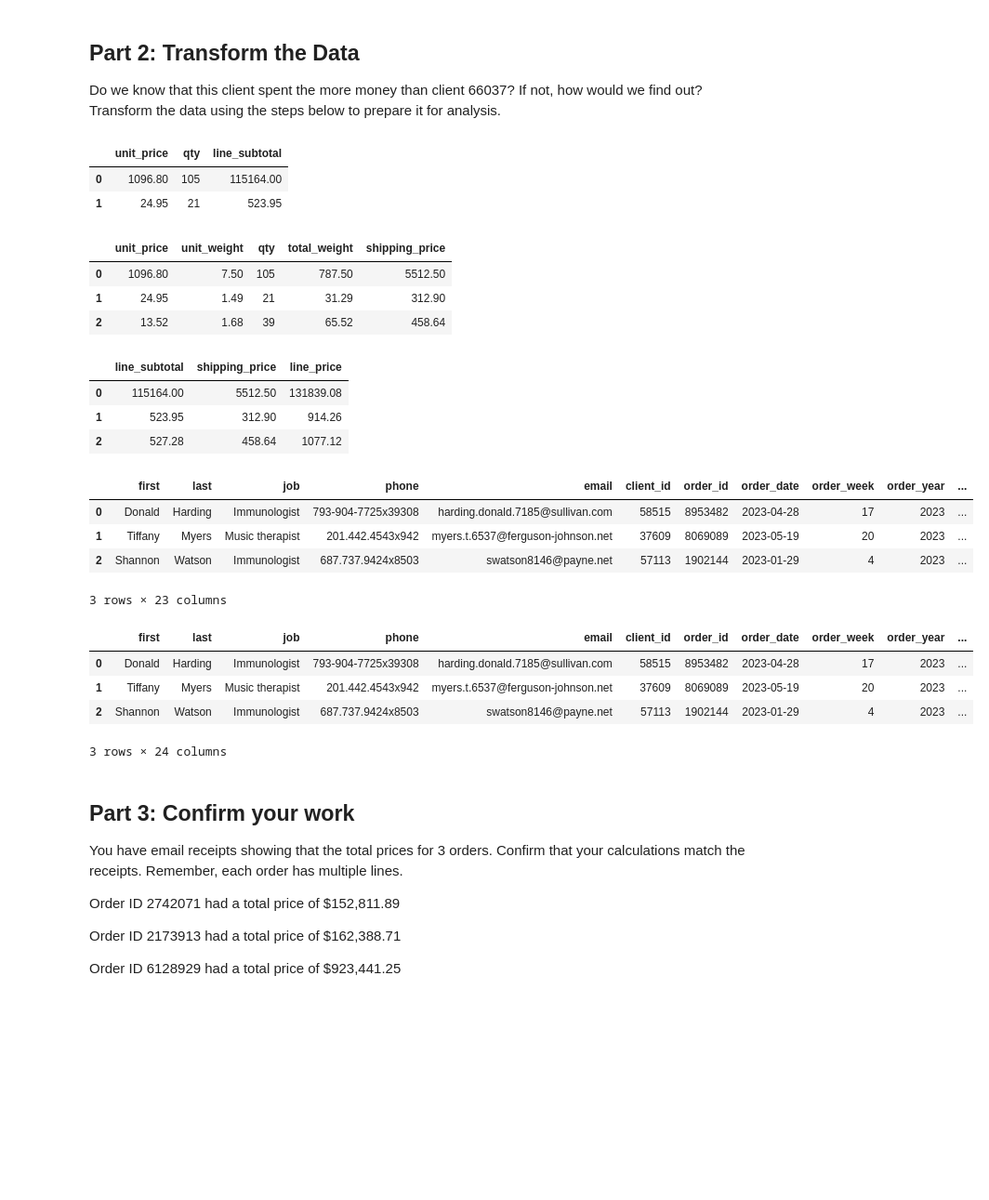
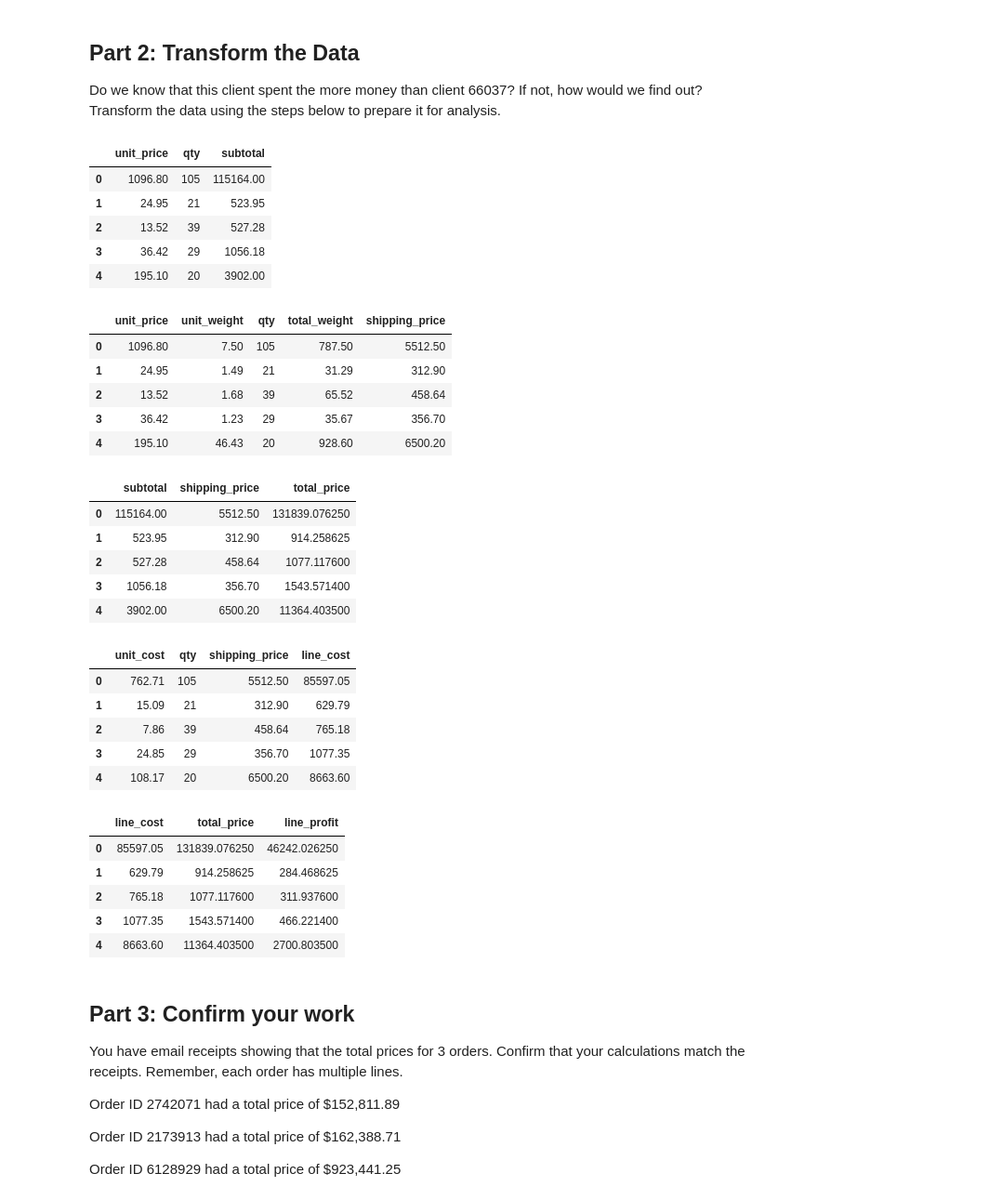
Before and after one commit to katiekaff/pandas-challenge-1, a Jupyter notebook: wholesale_data_analysis_starter_code.ipynb, the cells around one changed output. Shown at 93% size. Cells and saved outputs as stored; diff of their text form; code cells hidden in the pictures; blank space fills up the shorter version.

```diff
--- a/wholesale_data_analysis_starter_code.ipynb
+++ b/wholesale_data_analysis_starter_code.ipynb
@@ -5,6 +5,6 @@ Import the data and use Pandas to learn more about the dataset.
 # %%
 import pandas as pd
 
-df = pd.read_csv('Resources/client_dataset.csv')
+df = pd.read_csv('client_dataset.csv')
 df.head()
 # %% [output]
@@ -87,42 +100,67 @@ Name: count, dtype: int64
 Do we know that this client spent the more money than client 66037? If not, how would we find out? Transform the data using the steps below to prepare it for analysis.
 # %%
 # Create a column that calculates the subtotal for each line using the unit_price and the qty
+df['subtotal'] = df['unit_price'] * df['qty']
+df[['unit_price','qty','subtotal']].head()
 # %% [output]
-|  | unit_price | qty | line_subtotal |
+|  | unit_price | qty | subtotal |
 | 0 | 1096.80 | 105 | 115164.00 |
 | 1 | 24.95 | 21 | 523.95 |
+| 2 | 13.52 | 39 | 527.28 |
+| 3 | 36.42 | 29 | 1056.18 |
+| 4 | 195.10 | 20 | 3902.00 |
 # %%
-# Create a column for shipping price.
-# Assume a shipping price of $7 per pound for orders over 50 pounds and $10 per pound for items 50 pounds or under.
+# Create a column for shipping price. Assume a shipping price of $7 per pound for orders over 50 pounds and $10 per pound for items 50 pounds or under.
+def final_shipping_price(x):
+    if x > 50:
+        return 7
+    else:
+        return 10
+
+df['total_weight'] = df['qty'] * df['unit_weight']
+df['shipping_price'] = df['total_weight'] * df['total_weight'].apply(final_shipping_price)
+df[['unit_price','unit_weight','qty','total_weight','shipping_price']].head()
 # %% [output]
 |  | unit_price | unit_weight | qty | total_weight | shipping_price |
 | 0 | 1096.80 | 7.50 | 105 | 787.50 | 5512.50 |
 | 1 | 24.95 | 1.49 | 21 | 31.29 | 312.90 |
 | 2 | 13.52 | 1.68 | 39 | 65.52 | 458.64 |
+| 3 | 36.42 | 1.23 | 29 | 35.67 | 356.70 |
+| 4 | 195.10 | 46.43 | 20 | 928.60 | 6500.20 |
 # %%
 # Create a column for the total price using the subtotal and the shipping price along with a sales tax of 9.25%
+df['total_price'] = df['subtotal'] + df['shipping_price'] + (df['subtotal'] + df['shipping_price']) * 0.0925
+df[['subtotal','shipping_price','total_price']].head()
 # %% [output]
-|  | line_subtotal | shipping_price | line_price |
-| 0 | 115164.00 | 5512.50 | 131839.08 |
-| 1 | 523.95 | 312.90 | 914.26 |
-| 2 | 527.28 | 458.64 | 1077.12 |
+|  | subtotal | shipping_price | total_price |
+| 0 | 115164.00 | 5512.50 | 131839.076250 |
+| 1 | 523.95 | 312.90 | 914.258625 |
+| 2 | 527.28 | 458.64 | 1077.117600 |
+| 3 | 1056.18 | 356.70 | 1543.571400 |
+| 4 | 3902.00 | 6500.20 | 11364.403500 |
 # %%
 # Create a column for the cost of each line using unit cost, qty, and
 # shipping price (assume the shipping cost is exactly what is charged to the client).
+df['line_cost'] = df['unit_cost'] * df['qty'] + df['shipping_price']
+df[['unit_cost','qty','shipping_price','line_cost']].head()
 # %% [output]
-|  | first | last | job | phone | email | client_id | order_id | order_date | order_week | order_year | ... |
-| 0 | Donald | Harding | Immunologist | 793-904-7725x39308 | harding.donald.7185@sullivan.com | 58515 | 8953482 | 2023-04-28 | 17 | 2023 | ... |
-| 1 | Tiffany | Myers | Music therapist | 201.442.4543x942 | myers.t.6537@ferguson-johnson.net | 37609 | 8069089 | 2023-05-19 | 20 | 2023 | ... |
-| 2 | Shannon | Watson | Immunologist | 687.737.9424x8503 | swatson8146@payne.net | 57113 | 1902144 | 2023-01-29 | 4 | 2023 | ... |
+|  | unit_cost | qty | shipping_price | line_cost |
+| 0 | 762.71 | 105 | 5512.50 | 85597.05 |
+| 1 | 15.09 | 21 | 312.90 | 629.79 |
+| 2 | 7.86 | 39 | 458.64 | 765.18 |
+| 3 | 24.85 | 29 | 356.70 | 1077.35 |
+| 4 | 108.17 | 20 | 6500.20 | 8663.60 |
-3 rows × 23 columns
 # %%
 # Create a column for the profit of each line using line cost and line price
+df['line_profit'] = df['total_price'] - df['line_cost']
+df[['line_cost','total_price','line_profit']].head()
 # %% [output]
-|  | first | last | job | phone | email | client_id | order_id | order_date | order_week | order_year | ... |
-| 0 | Donald | Harding | Immunologist | 793-904-7725x39308 | harding.donald.7185@sullivan.com | 58515 | 8953482 | 2023-04-28 | 17 | 2023 | ... |
-| 1 | Tiffany | Myers | Music therapist | 201.442.4543x942 | myers.t.6537@ferguson-johnson.net | 37609 | 8069089 | 2023-05-19 | 20 | 2023 | ... |
-| 2 | Shannon | Watson | Immunologist | 687.737.9424x8503 | swatson8146@payne.net | 57113 | 1902144 | 2023-01-29 | 4 | 2023 | ... |
+|  | line_cost | total_price | line_profit |
+| 0 | 85597.05 | 131839.076250 | 46242.026250 |
+| 1 | 629.79 | 914.258625 | 284.468625 |
+| 2 | 765.18 | 1077.117600 | 311.937600 |
+| 3 | 1077.35 | 1543.571400 | 466.221400 |
+| 4 | 8663.60 | 11364.403500 | 2700.803500 |
-3 rows × 24 columns
 # %% [markdown]
 ## Part 3: Confirm your work
 You have email receipts showing that the total prices for 3 orders. Confirm that your calculations match the receipts. Remember, each order has multiple lines.
```
Also changed, not shown: parts of 13 cells of this notebook.
